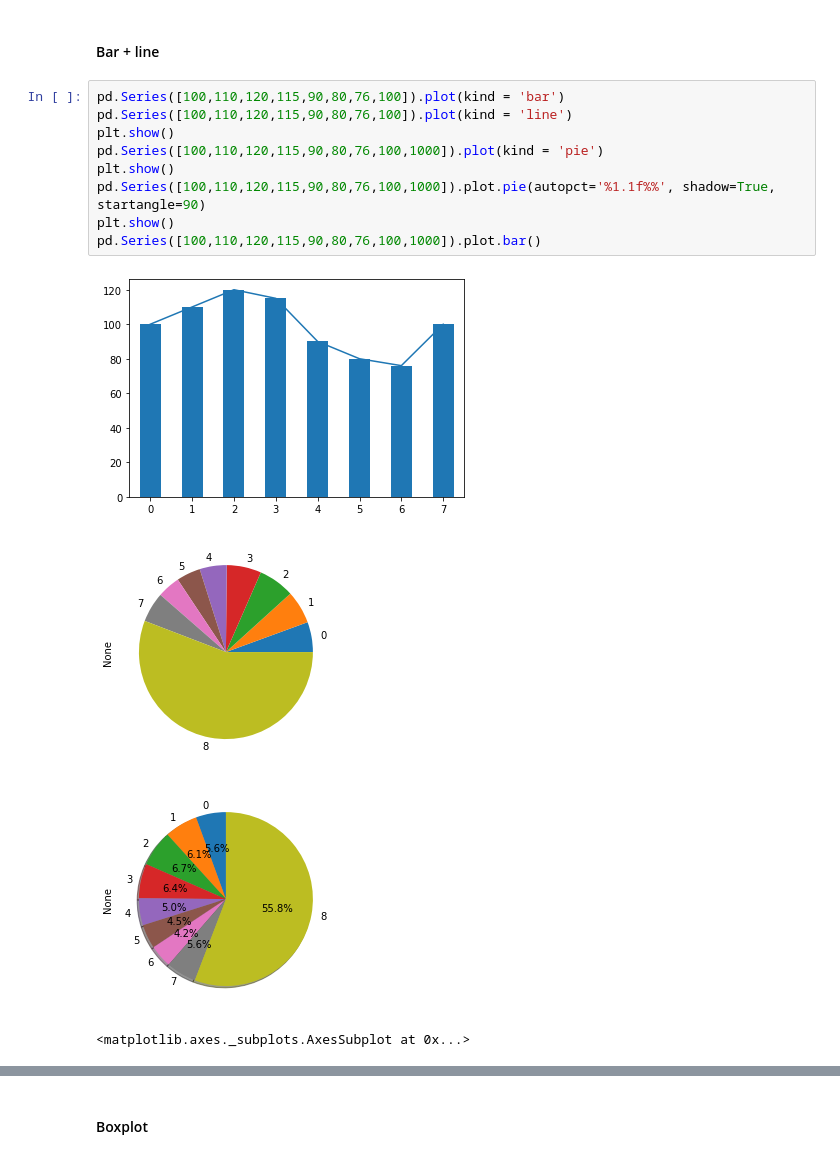
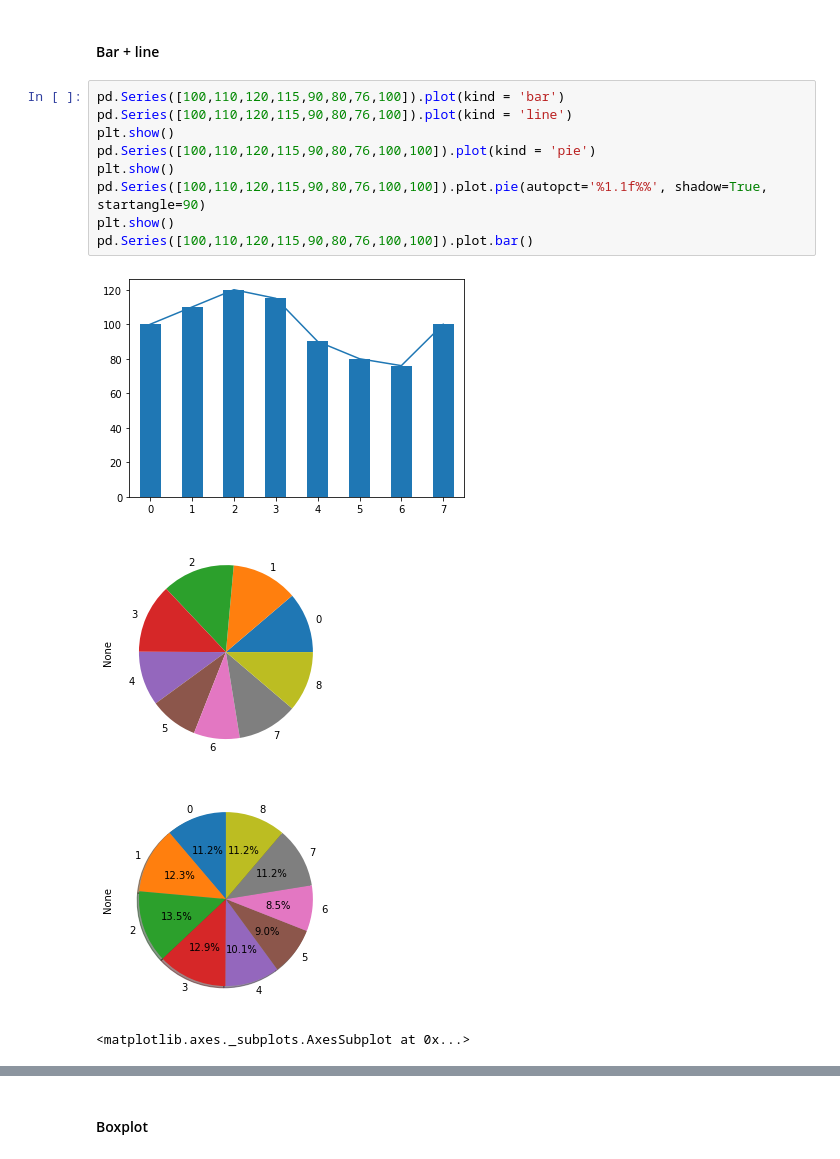
Before and after one commit to gustavolasmar/DS-Stone, a Jupyter notebook: notebooks/Aula 4 - Visualização de Dados I.ipynb, the cells around one changed output, grey strips where cells are left out. Drawn from its saved outputs; the diff is of its cells as text.

```diff
--- a/notebooks/Aula 4 - Visualização de Dados I.ipynb
+++ b/notebooks/Aula 4 - Visualização de Dados I.ipynb
@@ -130,14 +165,14 @@ pie_graph(['batata','melao','melancia','arroz'],[50,20,10,20])
 # %%
 pd.Series([100,110,120,115,90,80,76,100]).plot(kind = 'bar')
 pd.Series([100,110,120,115,90,80,76,100]).plot(kind = 'line')
 plt.show()
-pd.Series([100,110,120,115,90,80,76,100,1000]).plot(kind = 'pie')
+pd.Series([100,110,120,115,90,80,76,100,100]).plot(kind = 'pie')
 plt.show()
-pd.Series([100,110,120,115,90,80,76,100,1000]).plot.pie(autopct='%1.1f%%', shadow=True, startangle=90)
+pd.Series([100,110,120,115,90,80,76,100,100]).plot.pie(autopct='%1.1f%%', shadow=True, startangle=90)
 plt.show()
-pd.Series([100,110,120,115,90,80,76,100,1000]).plot.bar()
+pd.Series([100,110,120,115,90,80,76,100,100]).plot.bar()
 # %% [output]
 [figure]
-[figure, old version]
+[figure, new version]
-[figure, old version]
+[figure, new version]
 <matplotlib.axes._subplots.AxesSubplot at 0x...>
```
Also changed, not shown: parts of 36 cells of this notebook.
